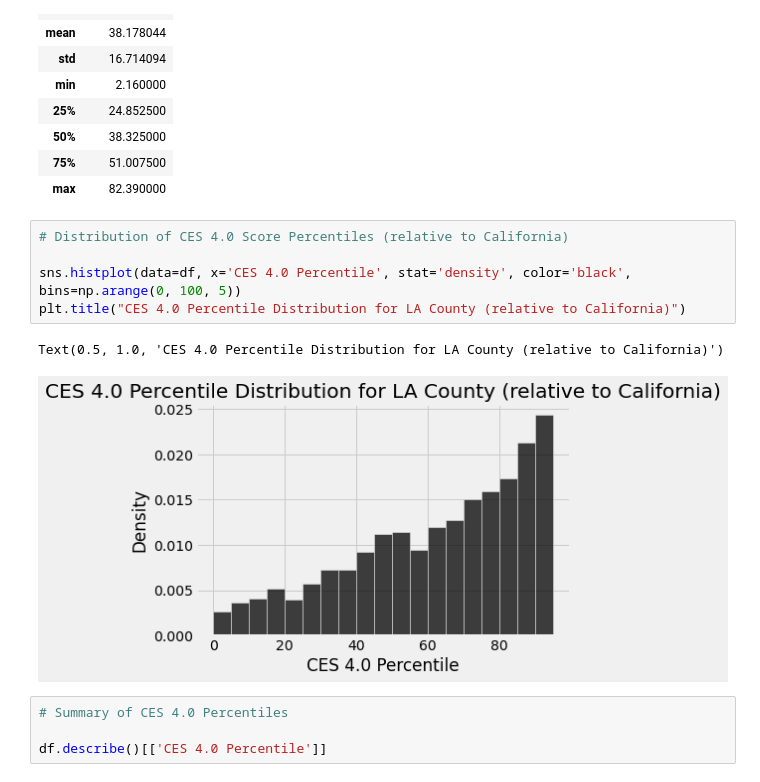
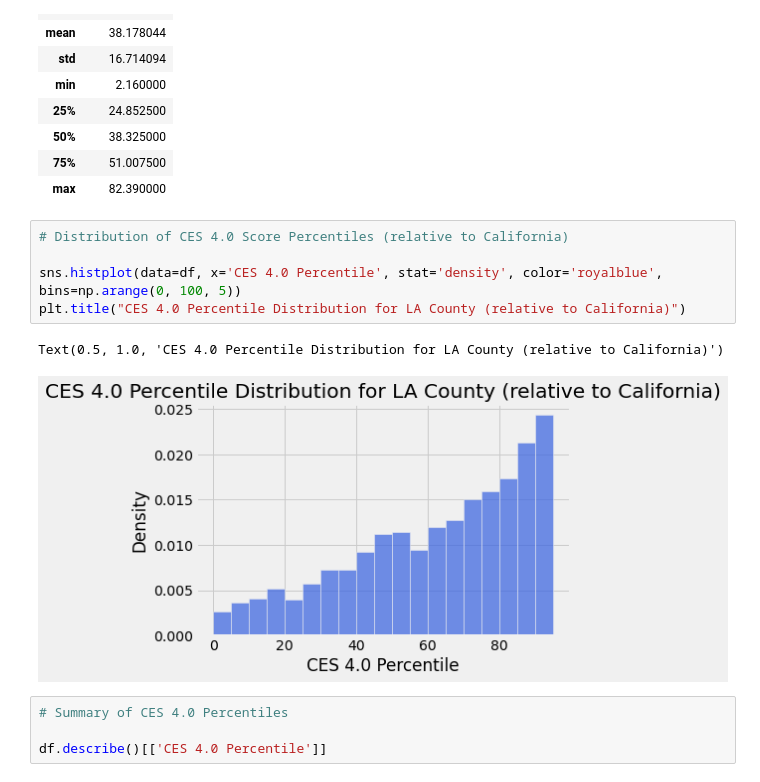
Before and after one commit to carlosortizdev/Thesis, a Jupyter notebook: notebooks/1.Introduction.ipynb, the cells around one changed output. Drawn from its saved outputs; the diff is of its cells as text.

```diff
--- a/notebooks/1.Introduction.ipynb
+++ b/notebooks/1.Introduction.ipynb
@@ -79,11 +79,11 @@ df.describe()[['CES 4.0 Score']]
 # %%
 # Distribution of CES 4.0 Score Percentiles (relative to California)
 
-sns.histplot(data=df, x='CES 4.0 Percentile', stat='density', color='black', bins=np.arange(0, 100, 5))
+sns.histplot(data=df, x='CES 4.0 Percentile', stat='density', color='royalblue', bins=np.arange(0, 100, 5))
 plt.title("CES 4.0 Percentile Distribution for LA County (relative to California)")
 # %% [output]
 Text(0.5, 1.0, 'CES 4.0 Percentile Distribution for LA County (relative to California)')
-[figure, old version]
+[figure, new version]
 # %%
 # Summary of CES 4.0 Percentiles
 
```
Also changed, not shown: parts of 26 cells of this notebook.
